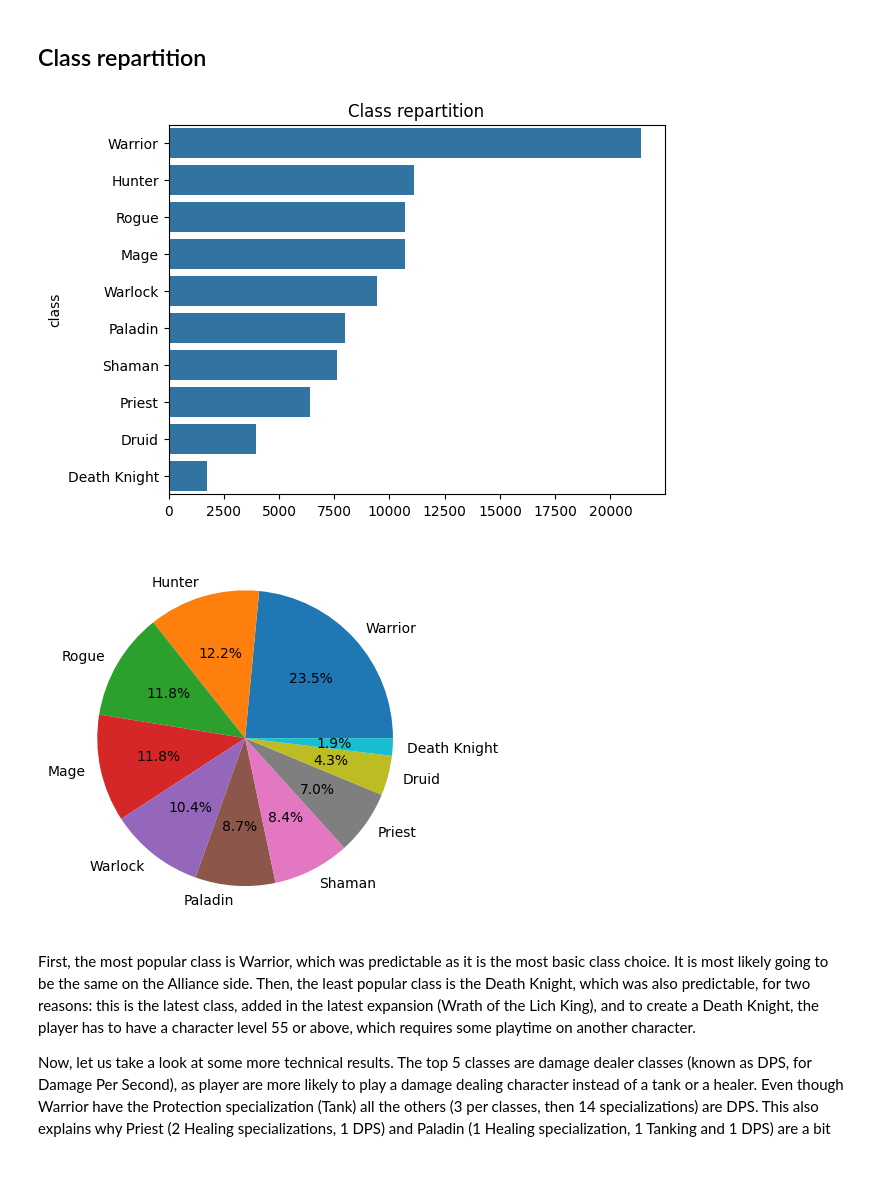
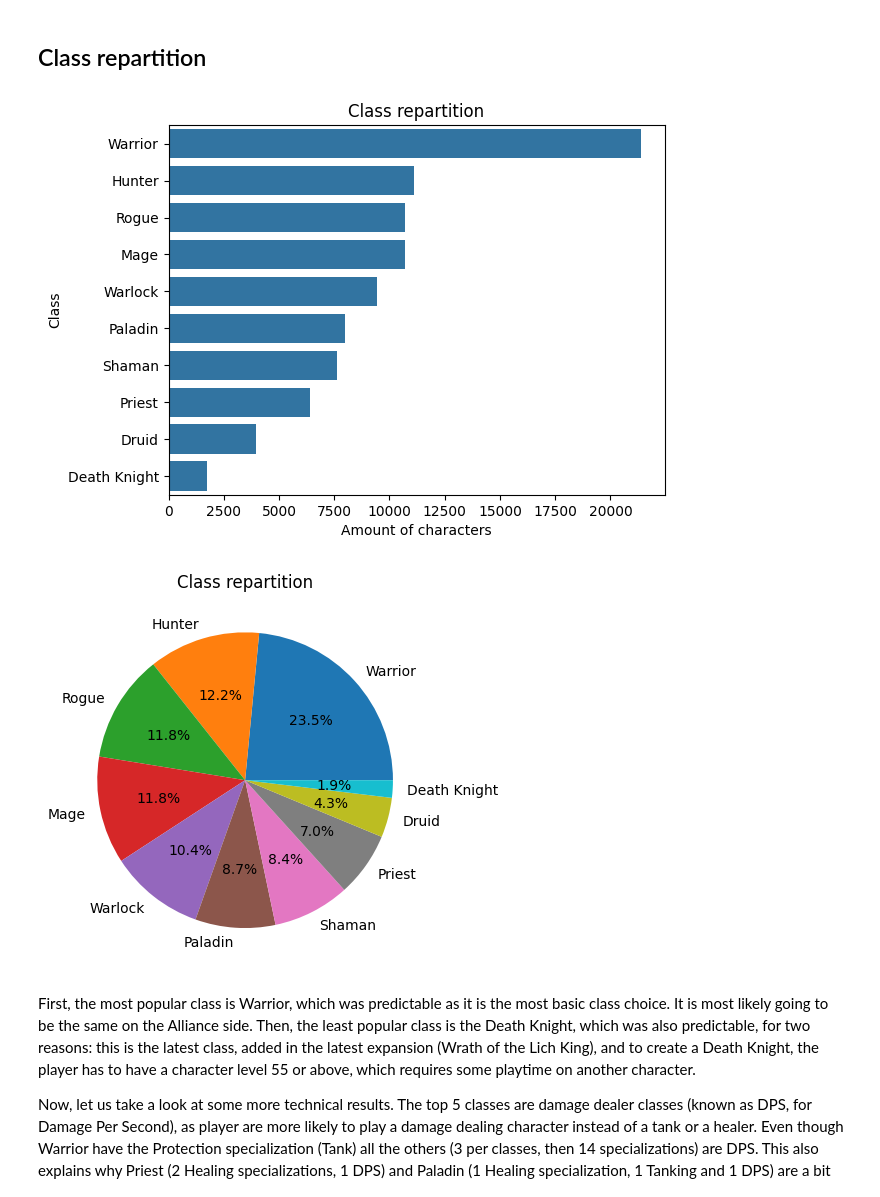
Before and after one commit to PierreVauterin/dataScience, a Jupyter notebook: wowDataAnalysis.ipynb, the cells around one changed output. Drawn from its saved outputs; the diff is of its cells as text; code cells hidden in the pictures; blank space fills up the shorter version.

```diff
--- a/wowDataAnalysis.ipynb
+++ b/wowDataAnalysis.ipynb
@@ -101,15 +104,18 @@ For the same reasons, Undeads (18%) are the third most played race, as their rac
 # %%
 #print(uniquePlayerData["class"].value_counts().values)
 sns.barplot(y=uniquePlayerData["class"].value_counts().index,x=uniquePlayerData["class"].value_counts().values,order = uniquePlayerData["class"].value_counts().index,)
 plt.title("Class repartition")
+plt.xlabel("Amount of characters")
+plt.ylabel("Class")
 plt.show()
 
 plt.pie(uniquePlayerData["class"].value_counts().values, labels = uniquePlayerData["class"].value_counts().index,autopct='%1.1f%%')
 plt.plot("Pie chart of class repartition")
+plt.title("Class repartition")
 plt.show()
 # %% [output]
-[figure, old version]
+[figure, new version]
-[figure, old version]
+[figure, new version]
 # %% [markdown]
 First, the most popular class is Warrior, which was predictable as it is the most basic class choice. It is most likely going to be the same on the Alliance side. Then, the least popular class is the Death Knight, which was also predictable, for two reasons: this is the latest class, added in the latest expansion (Wrath of the Lich King), and to create a Death Knight, the player has to have a character level 55 or above, which requires some playtime on another character. <br />
 
```
Also changed, not shown: parts of 3 cells of this notebook.
